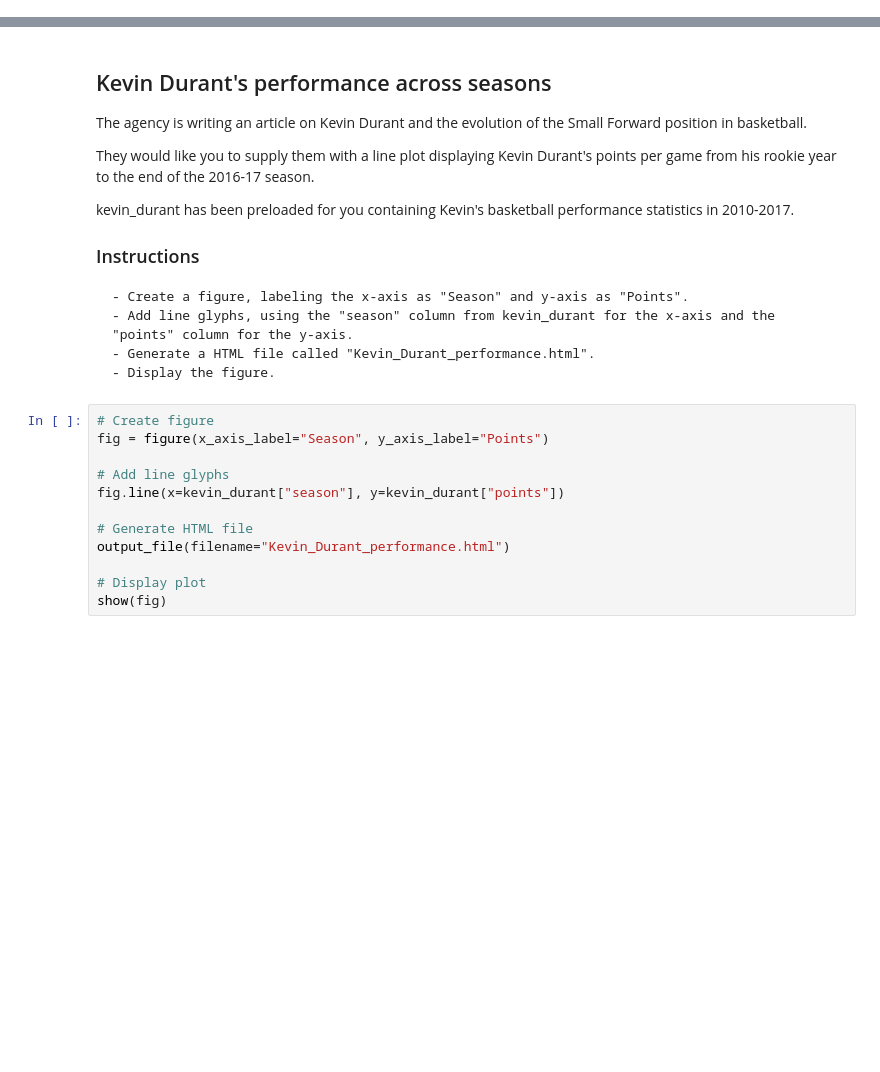
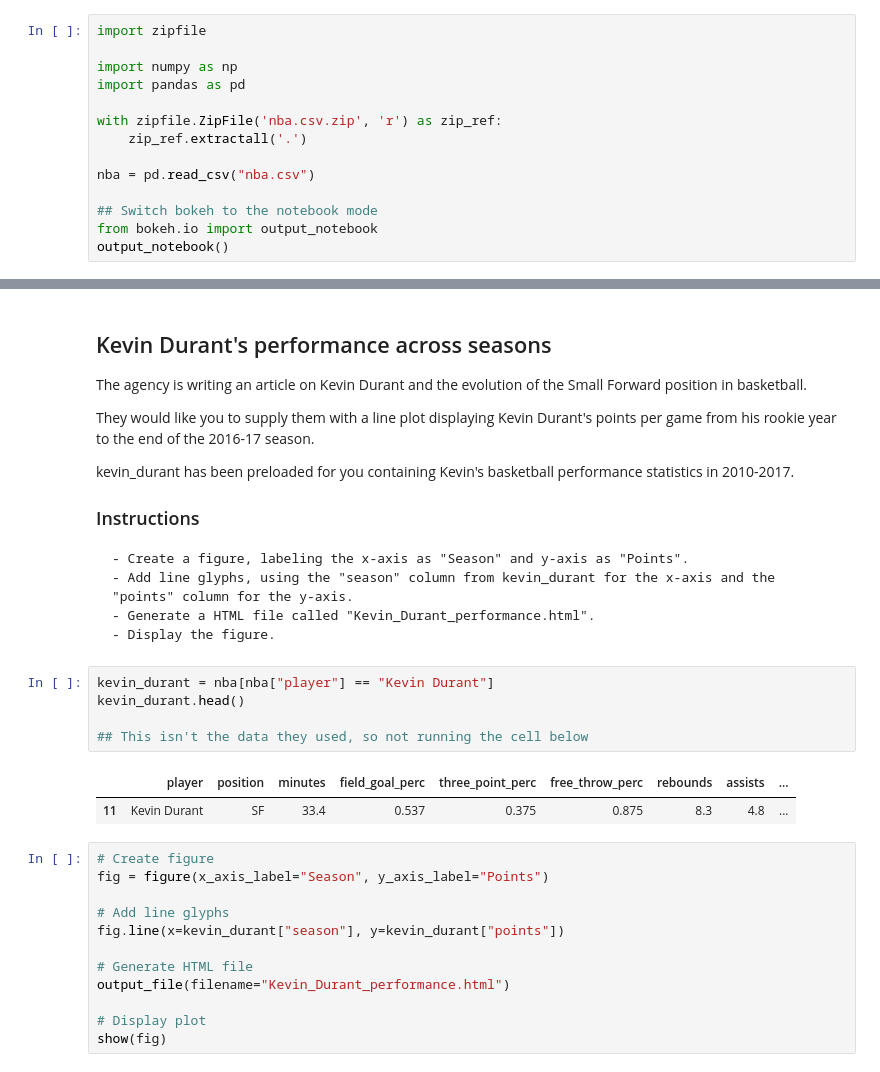
Before and after one commit to cstone157/jupyter_datacamp, a Jupyter notebook: courses/interactive_data_visualization_with_bokeh/01-introduction_to_bokeh.ipynb, the cells around one changed output, grey strips where cells are left out. Drawn from its saved outputs; the diff is of its cells as text; blank space fills up the shorter version.

Commit message:
Cont. the 'interactive_data_visualization_with_bokeh' course

```diff
--- a/courses/interactive_data_visualization_with_bokeh/01-introduction_to_bokeh.ipynb
+++ b/courses/interactive_data_visualization_with_bokeh/01-introduction_to_bokeh.ipynb
@@ -0,0 +1,14 @@
+# %%
+import zipfile
+
+import numpy as np
+import pandas as pd
+
+with zipfile.ZipFile('nba.csv.zip', 'r') as zip_ref:
+    zip_ref.extractall('.')
+
+nba = pd.read_csv("nba.csv")
+
+## Switch bokeh to the notebook mode
+from bokeh.io import output_notebook
+output_notebook()
@@ -38,6 +58,14 @@ kevin_durant has been preloaded for you containing Kevin's basketball performanc
     - Add line glyphs, using the "season" column from kevin_durant for the x-axis and the "points" column for the y-axis.
     - Generate a HTML file called "Kevin_Durant_performance.html".
     - Display the figure.
+# %%
+kevin_durant = nba[nba["player"] == "Kevin Durant"]
+kevin_durant.head()
+
+## This isn't the data they used, so not running the cell below
+# %% [output]
+|  | player | position | minutes | field_goal_perc | three_point_perc | free_throw_perc | rebounds | assists | ... |
+| 11 | Kevin Durant | SF | 33.4 | 0.537 | 0.375 | 0.875 | 8.3 | 4.8 | ... |
 # %%
 # Create figure
 fig = figure(x_axis_label="Season", y_axis_label="Points")
```
Also changed, not shown: parts of 6 cells of this notebook, 5 other files.
